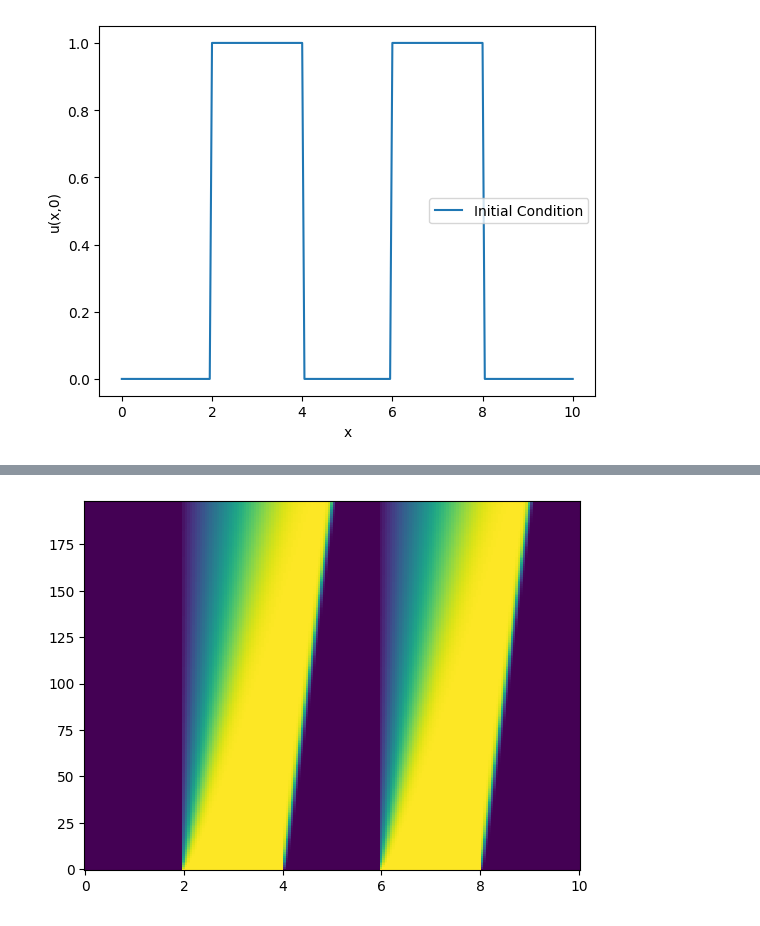
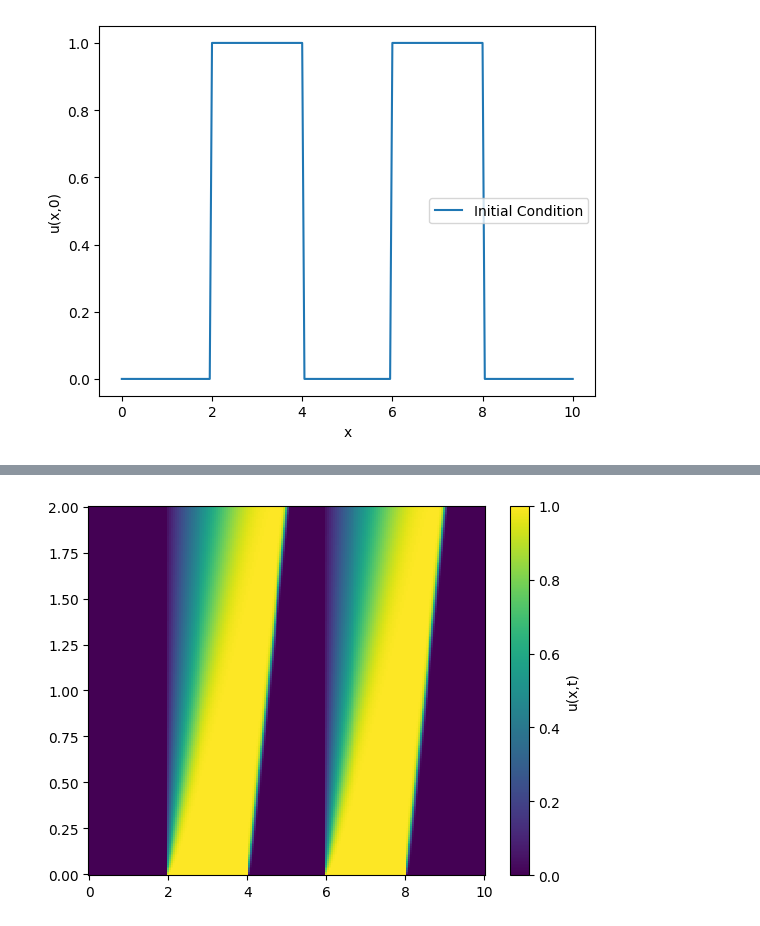
Before and after one commit to VishnuGonuguntla/numerical_methods_jax, a Jupyter notebook: burgers.ipynb, the cells around one changed output, grey strips where cells are left out. Cells and saved outputs as stored; diff of their text form; code cells hidden in the pictures.

```diff
--- a/burgers.ipynb
+++ b/burgers.ipynb
@@ -1,11 +1,10 @@
 # %%
-%matplotlib notebook
 import numpy as np
 import matplotlib.pyplot as plt
 import matplotlib.animation as animatio
+from include import main
+
 n = 200
-x = np.linspace(0,10,n+1)
 t = 2
+L = 10
 delt = 0.01
-nt = int(t/delt)
-delx = 10/n
@@ -19,8 +11,7 @@ u[3*n//5:4*n//5 + 1] = 1
 # %%
-plt.plot(x,u,label='Initial Condition')
-plt.legend()
-plt.xlabel('x')
-plt.ylabel('u(x,0)')
-plt.show()
+# Initialization:
+burg = main.Burgers(n, t, L, delt)
+burg.initialization()
+burg.burgPlot()
 # %% [output]
 [figure]
@@ -33,12 +18,3 @@ u_view[0,:] = u.copy()
 # %%
-m = range(1,n)
-mp = range(2,n+1)
-mm = range(0,n-1)
-for t in range(0,nt-1):
-    # u[1:n] = u[1:n] + tx*u[1:n]*(u[1:n]-u[2:n+1])
-    up[1:n] = 0.5*(u_view[t,m] + abs(u_view[t,m]))*u_view[t,m]*0.5
-    um[1:n] = 0.5*(u_view[t,m] - abs(u_view[t,m]))*u_view[t,m]*0.5
-    fi1 = up[m] + um[mp]
-    fi  = up[mm] + um[m]
-    u_view[t+1,m] = u_view[t,m] - tx*(fi1 - fi)
+u_final = burg.solver()
 # %%
@@ -61,5 +24,4 @@ anims.save('animation.gif', writer='pillow', fps=3)
 # %%
-plt.pcolor(x,np.linspace(0,t,nt),u_view,shading='auto')
-plt.show()
+burg.chart(u_final)
 # %% [output]
-[figure, old version]
+[figure, new version]
```
Also changed, not shown: parts of 3 cells of this notebook, 9 other files.
